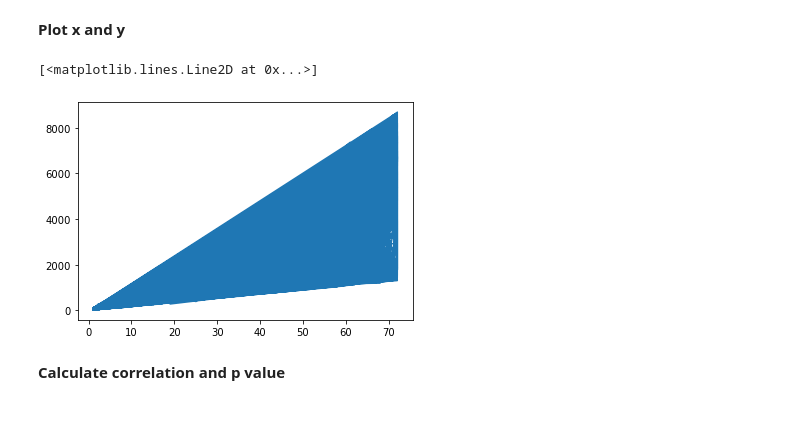
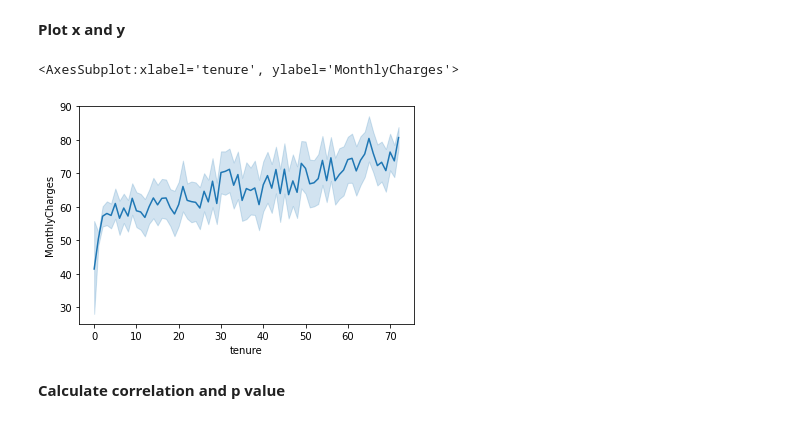
Before and after one commit to malachi-hale/statistics-exercises, a Jupyter notebook: hypothesis_testing.ipynb, the cells around one changed output. Drawn from its saved outputs; the diff is of its cells as text; code cells hidden in the pictures.

```diff
--- a/hypothesis_testing.ipynb
+++ b/hypothesis_testing.ipynb
@@ -516,10 +516,10 @@ y = telco.MonthlyCharges
 # %% [markdown]
 **Plot x and y**
 # %%
-plt.plot(x, y)
+sns.lineplot(data=telco, x="tenure", y="MonthlyCharges")
 # %% [output]
-[<matplotlib.lines.Line2D at 0x...>]
+<AxesSubplot:xlabel='tenure', ylabel='MonthlyCharges'>
-[figure, old version]
+[figure, new version]
 # %% [markdown]
 **Calculate correlation and p value**
 # %%
```
Also changed, not shown: parts of 64 cells of this notebook.
